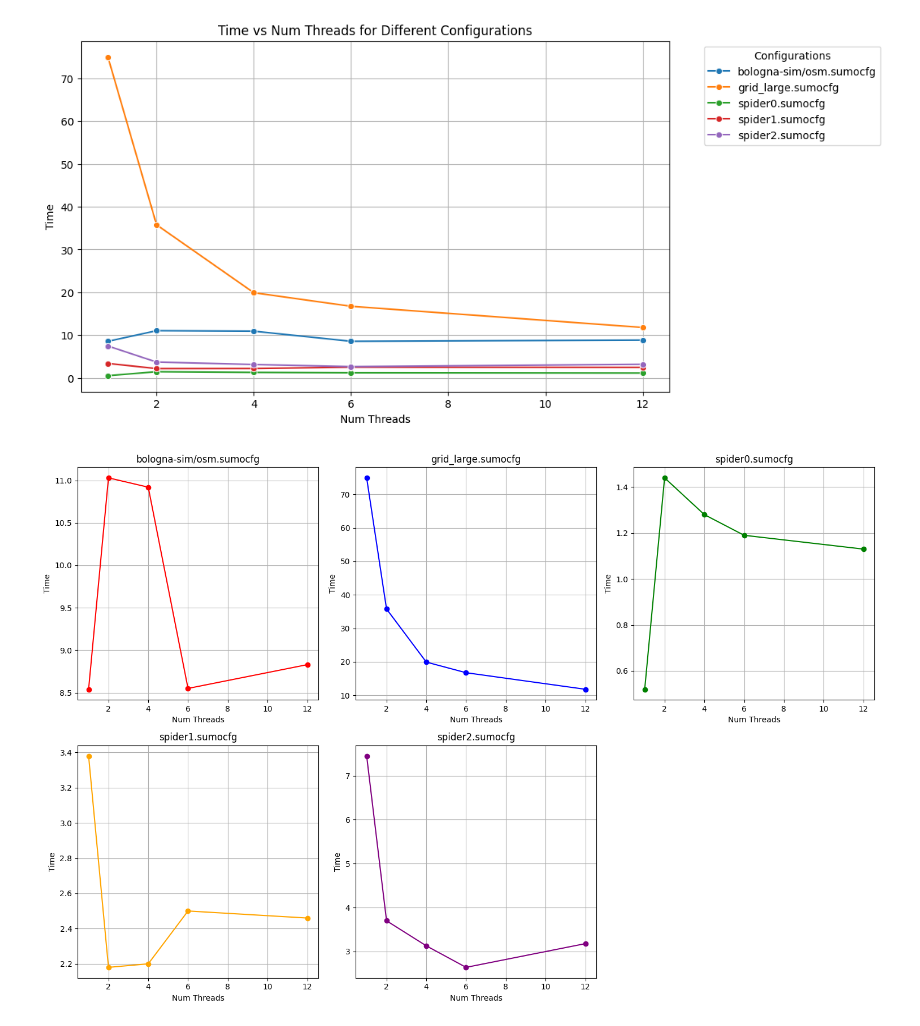
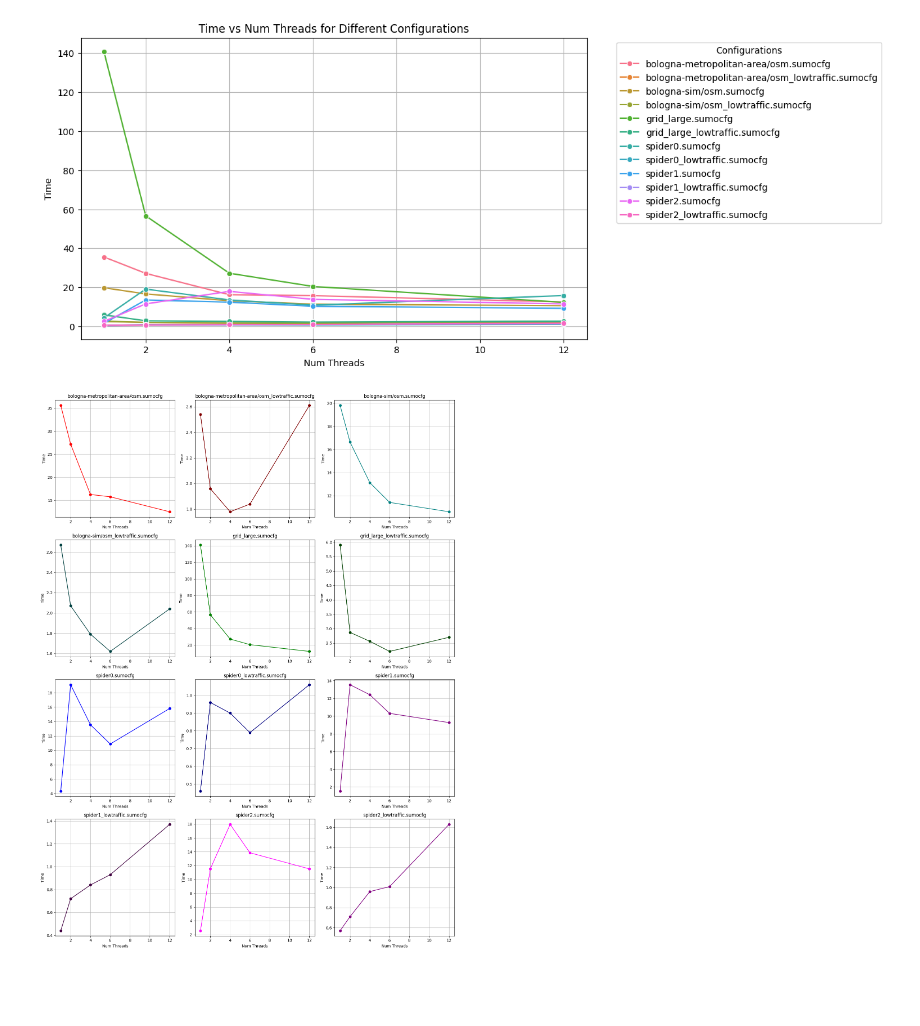
Before and after one commit to filloax/Parallel-Sumo, a Jupyter notebook: scripts/test_simtime.ipynb, the cells around one changed output. Drawn from its saved outputs; the diff is of its cells as text; code cells hidden in the pictures; blank space fills up the shorter version.

Commit message:
better test graphs

```diff
--- a/scripts/test_simtime.ipynb
+++ b/scripts/test_simtime.ipynb
@@ -8,7 +9,8 @@ import itertools
 # %%
-df0 = pd.read_csv("../testResults/test7.csv")
+df0 = pd.read_csv("../testResults/test9.csv")
 df0['time'] = pd.to_numeric(df0['time'])
 df0['part.time'] = pd.to_numeric(df0['part.time'])
+df0 = df0[(df0["time"] + df0["part.time"]) > 0]
 df0
 # %% [output]
 |  | cfg | thread no. | time | part.time |
@@ -30,7 +32,7 @@ df1 = df0.groupby(["cfg", "thread no."]).agg({
     'part.time': 'max'
 }).reset_index()
 df1["time"] = df1["time"].apply(lambda x: round(x / 1000, 2))
-df1["cfg"] = df1["cfg"].apply(lambda x: x.replace("./assets/", ""))
+df1["cfg"] = df1["cfg"].apply(lambda x: x.replace("./assets/test/", ""))
 
 df1
 # %% [output]
@@ -61,4 +63,4 @@ plt.legend(title='Configurations', bbox_to_anchor=(1.05, 1), loc='upper left')
 plt.grid(True)
 plt.show()
 # %% [output]
-[figure, old version]
+[figure, new version]
@@ -65,37 +69,78 @@ plt.show()
 # %%
 unique_configs = df1['cfg'].unique()
 num_configs = len(unique_configs)
 num_cols = 3  # Number of columns in the grid, you can adjust this
 
 num_rows = int(np.ceil(num_configs / num_cols))
-fig, axes = plt.subplots(num_rows, num_cols, figsize=(15, 5 * num_rows))
+fig_all, axes_all = plt.subplots(num_rows, num_cols, figsize=(15, 5 * num_rows))
 
-colors = itertools.cycle(['red', 'blue', 'green', 'orange', 'purple', 'magenta', 'cyan', 'yellow'])
+colors = ['red', 'teal', 'green', 'blue', 'purple', 'magenta', 'cyan', 'orange']
+colors_dark = [mcolors.to_hex(tuple(c * 0.5 for c in mcolors.to_rgb(color))) for color in colors]
+pair_colors = list(zip(colors, colors_dark))
+colors_cycle = itertools.cycle(pair_colors)
 
-for i, (config, color) in enumerate(zip(unique_configs, colors)):
-    row = i // num_cols
-    col = i % num_cols
-    data = df1[df1['cfg'] == config]
-    ax = axes[row, col] if num_rows > 1 else axes[col]
+def make_graph(ax, cfg, color):
+    data = df1[df1['cfg'] == cfg]
     ax.plot(data['thread no.'], data['time'], marker='o', color=color)
-    ax.set_title(f'{config}')
+    ax.set_title(f'{cfg}')
     ax.set_xlabel('Num Threads')
     ax.set_ylabel('Time')
     ax.grid(True)
+
+config_groups: dict[str, list] = {}
+for cfg in unique_configs:
+    lowt = "_lowtraffic" in cfg
+    cfg_ = cfg.replace("_lowtraffic", "")
+    if cfg_ in config_groups:
+        if lowt:
+            config_groups[cfg_].append(cfg)
+        else:
+            config_groups[cfg_].insert(0, cfg)
+    else:
+        config_groups[cfg_] = [cfg]
+
+for i, (cfg_main, colors) in enumerate(zip(config_groups, colors_cycle)):
+    cfgs = config_groups[cfg_main]
+    # notebook visualization
+    i2 = i*2
+    for cfg, color in zip(cfgs, colors):
+        row = i2 // num_cols
+        col = i2 % num_cols
+        data = df1[df1['cfg'] == cfg]
+        ax = axes_all[row, col] if num_rows > 1 else axes_all[col]
+        make_graph(ax, cfg, color)
+        i2 += 1
+
+    # Config files
+    name = cfgs[0].replace(os.sep, "_")
+    output_path = f'plots/{name}.png'
+
+    fig, axes = plt.subplots(len(cfgs), 1, figsize=(10, 5 * len(cfgs)))
+
+    for j, (cfg, color) in enumerate(zip(cfgs, colors)):
+        data = df1[df1['cfg'] == cfg]
+        ax = axes[j]
+        make_graph(ax, cfg, color)
+
+    # Save the figure
+    plt.tight_layout()
+    plt.savefig(output_path)
+    plt.close()
 
 # Hide any empty subplots
 for i in range(len(unique_configs), num_rows * num_cols):
     row = i // num_cols
     col = i % num_cols
     if num_rows > 1:
-        axes[row, col].axis('off')
+        axes_all[row, col].axis('off')
     else:
-        axes[col].axis('off')
+        axes_all[col].axis('off')
 
+plt.figure(1)
 plt.tight_layout()
 plt.show()
 # %% [output]
-[figure, old version]
+[figure, new version]
 # %%
 import os, sys
 if 'SUMO_HOME' in os.environ:
```
Also changed, not shown: parts of 5 cells of this notebook, 4 other files.
